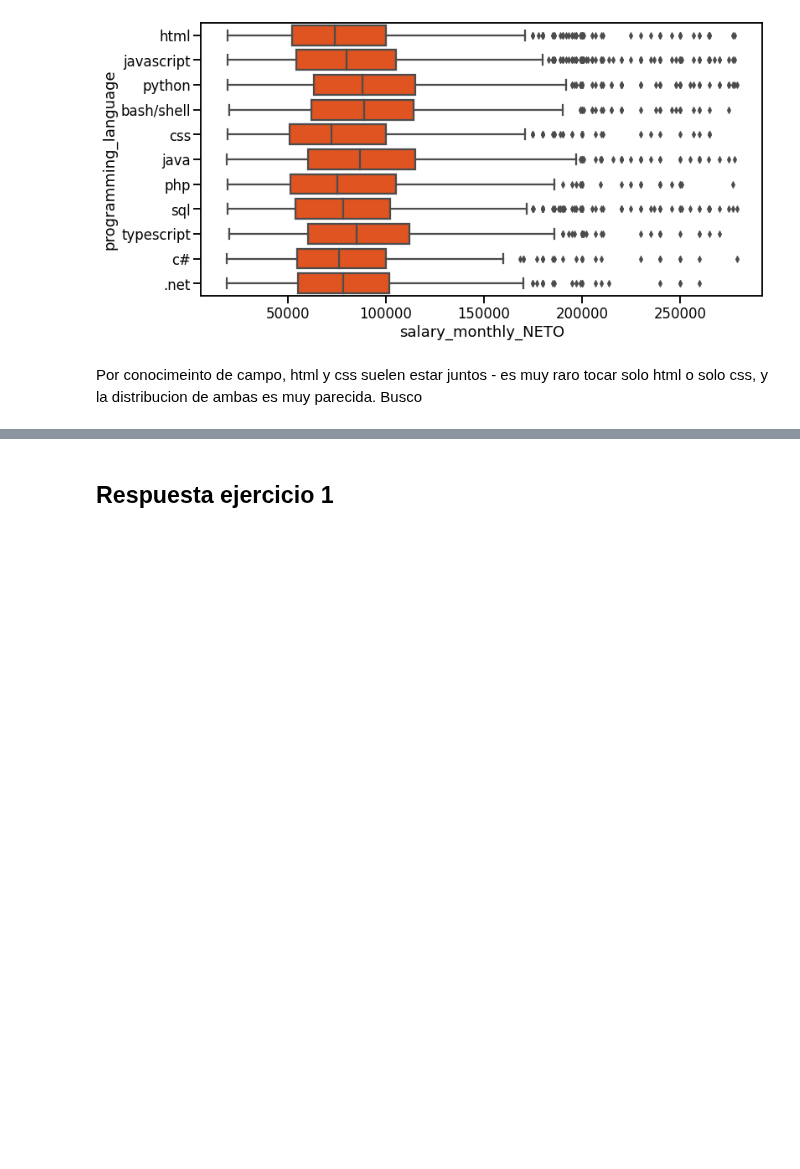
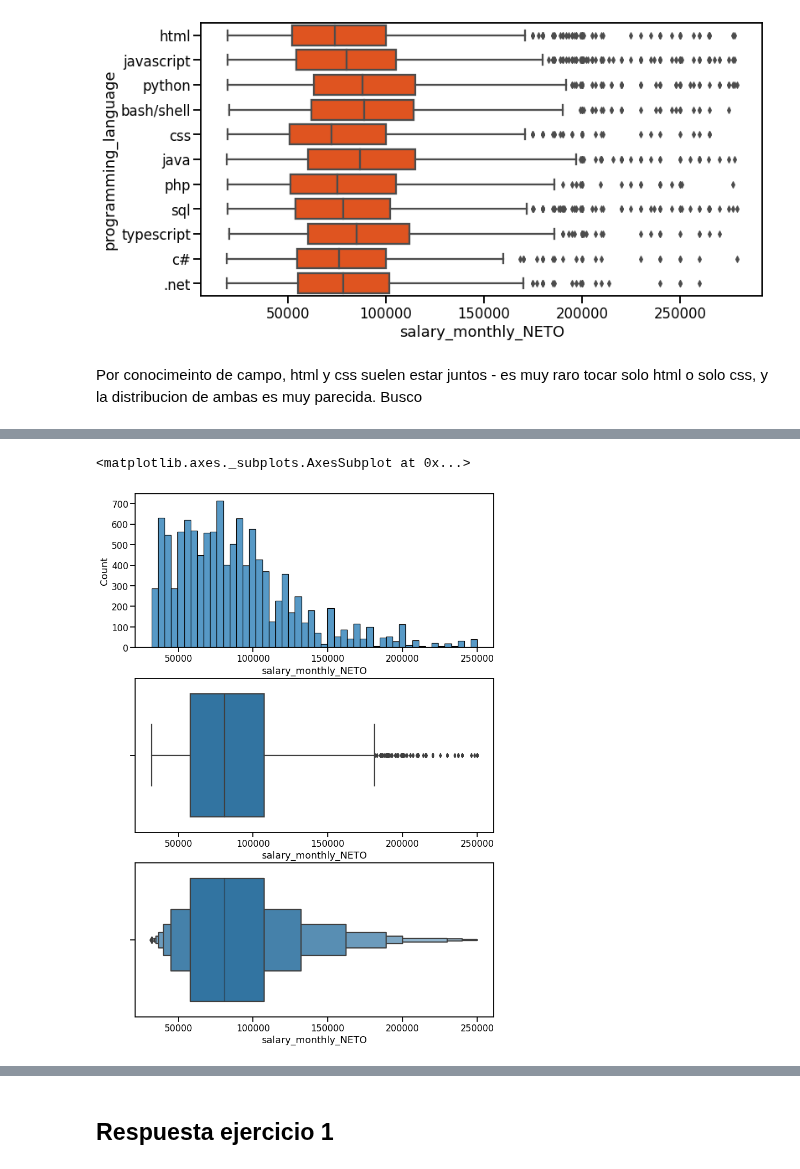
Before and after one commit to Natali-PP/diplodatos2021, a Jupyter notebook: AnalisiYVisualizacion/Entregable_Parte_1.ipynb, the cells around one changed output, grey strips where cells are left out. Saved outputs shown, nothing was run; the diff lists cells and outputs as text; code cells hidden in the pictures; blank space fills up the shorter version.

```diff
--- a/AnalisiYVisualizacion/Entregable_Parte_1.ipynb
+++ b/AnalisiYVisualizacion/Entregable_Parte_1.ipynb
@@ -226,0 +197,15 @@ delete_from_lang_string(example_lang_test, html_css_filter_list)
+# %%
+html_css_filter_list=["html", "css", "HTML", "CSS", "Html", "Css"]
+cured_test=["html", "javascript", "python", "php"]
+# funcion que, dado un array original y un array de filtrado, devuelve el array nuevo,
+# eliminando los elementos que estan incluidos en el array de filtrado
+#para cured_programming_languages --> array
+
+def cured_lang_html_css( array_lang, list_filters):
+  if any (x in array_lang for x in list_filters):
+    filtered_array = [x for x in array_lang if x not in list_filters]
+    filtered_array.append("html/css")
+    array_lang=filtered_array
+  return array_lang
+
+cured_lang_html_css(cured_test, html_css_filter_list)
@@ -259,0 +235,10 @@ Name: tools_programming_languages, dtype: object
+# %%
+df["cured_programming_languages"]=[cured_lang_html_css(x,html_css_filter_list) for x in df["cured_programming_languages"]]
+#df["cured_programming_languages"]=[cured_lang_html_css(x,html_css_filter_list) for x in df["cured_programming_languages"]]
+# %%
+df_lang = df.cured_programming_languages\
+    .apply(pd.Series).stack()\
+    .reset_index(level=-1, drop=True).to_frame()\
+    .join(df[relevant_columns])\
+    .rename(columns={0: 'programming_language'})
+df_lang[:5]
@@ -259,0 +269,8 @@ Name: tools_programming_languages, dtype: object
+# %%
+interesting_languages = ["python", "javascript", "sql", "html/css","java", "bash/shell", "php", ".net", "typescript", "c#"]
+filtered_df_lang = df_lang[df_lang.programming_language.isin(interesting_languages)]
+filter_of_null_values= (filtered_df_lang.salary_monthly_NETO.isnull() == False)
+filter_quantile= (filtered_df_lang.salary_monthly_NETO > filtered_df_lang.salary_monthly_NETO.quantile(0.04))
+df_filtered = filtered_df_lang[ (filter_of_null_values) & (filter_quantile) ]
+
+len(filtered_df_lang), len(df_filtered)
@@ -259,0 +291,8 @@ Name: tools_programming_languages, dtype: object
+# %%
+fig, axes = plt.subplots(figsize=(12, 18), nrows=3)
+seaborn.histplot(x=df_filtered['salary_monthly_NETO'], ax=axes[0])
+seaborn.boxplot(x=df_filtered['salary_monthly_NETO'], ax=axes[1])
+seaborn.boxenplot(x=df_filtered['salary_monthly_NETO'], ax=axes[2])
+# %% [output]
+<matplotlib.axes._subplots.AxesSubplot at 0x...>
+[figure, added]
```
Also changed, not shown: parts of 13 cells of this notebook.
